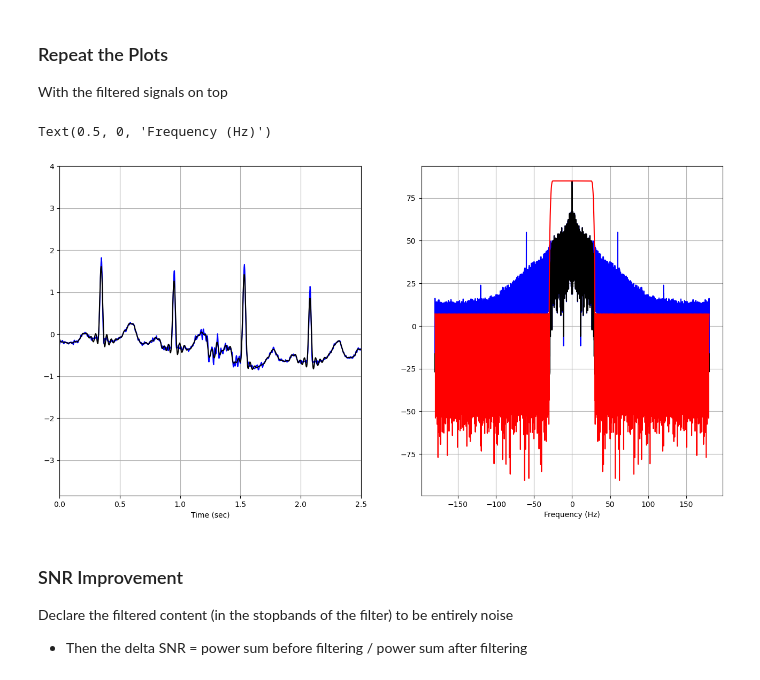
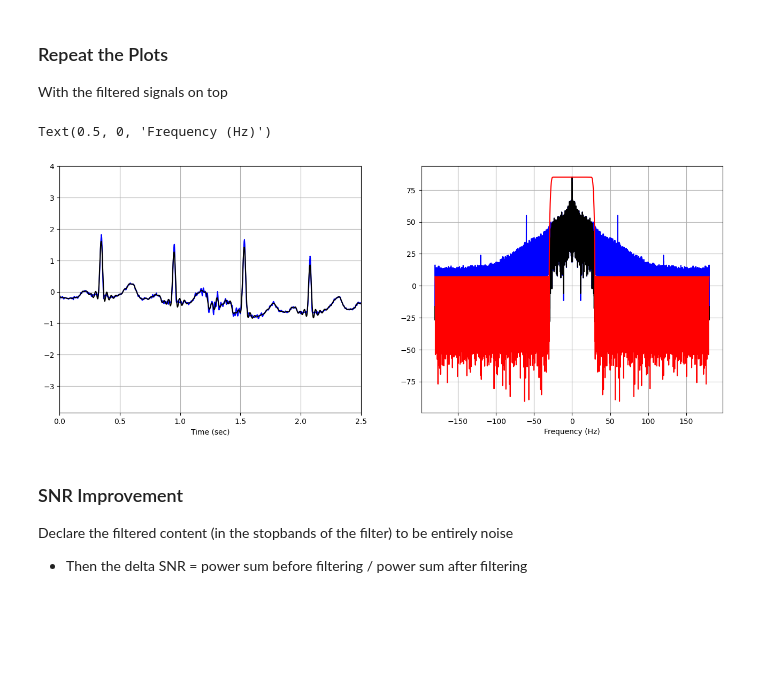
Before and after one commit to johnmarcovici/demo-notebooks, a Jupyter notebook: electrocardiogram_filtering_example.ipynb, the cells around one changed output. Drawn from its saved outputs; the diff is of its cells as text; code cells hidden in the pictures; blank space fills up the shorter version.

```diff
--- a/electrocardiogram_filtering_example.ipynb
+++ b/electrocardiogram_filtering_example.ipynb
@@ -50,8 +50,7 @@ array([-180.        , -179.99916667, -179.99833333, -179.9975    ,
        -179.99666667])
 # %%
 def compute_magnitude_response_dB(x, nfft):
-    Xk = 20.0 * np.log10(np.abs(np.fft.fftshift(np.fft.fft(x, nfft))))
-    return Xk
+    return 20.0 * np.log10(np.abs(np.fft.fftshift(np.fft.fft(x, nfft))))
 # %%
 # Calculate the magnitude response, in dB
 Xk = compute_magnitude_response_dB(ecg, nfft)
@@ -135,25 +134,25 @@ With the filtered signals on top
 filtered_Xk = compute_magnitude_response_dB(filtered_ecg, nfft)
 filter_magnitude_response = compute_magnitude_response_dB(filter_coefs * sum(ecg), nfft)
 # %%
-_, ax = plt.subplots(1, 2, figsize=(16, 8))
+_, ax = plt.subplots(1, 2, figsize=(16, 6))
 ax[0].plot(tvec, ecg, color="blue")
 ax[0].plot(tvec, filtered_ecg, color="black")
 ax[0].grid(True)
 ax[0].set_xlim([0, tvec[-1]])
 # just plot the first few seconds to see the obvious heartbeats
 ax[0].set_xlim([0.0, 2.5])
 ax[0].set_xlabel("Time (sec)")
 
 ax[1].plot(freqvec, Xk, label="Unfiltered Signal", color="blue")
 ax[1].plot(freqvec, filtered_Xk, label="Filtered Signal", color="black")
 ax[1].plot(freqvec, filter_magnitude_response, label="Filtered", color="red")
 ax[1].grid(True)
 # ax[1].set_xlim(np.array([-1, 1])*2)
 # ax[1].set_ylim([-100, 5])
 ax[1].set_xlabel("Frequency (Hz)")
 # %% [output]
 Text(0.5, 0, 'Frequency (Hz)')
-[figure, old version]
+[figure, new version]
 # %% [markdown]
 ### SNR Improvement
 
```
Also changed, not shown: parts of 10 cells of this notebook.
